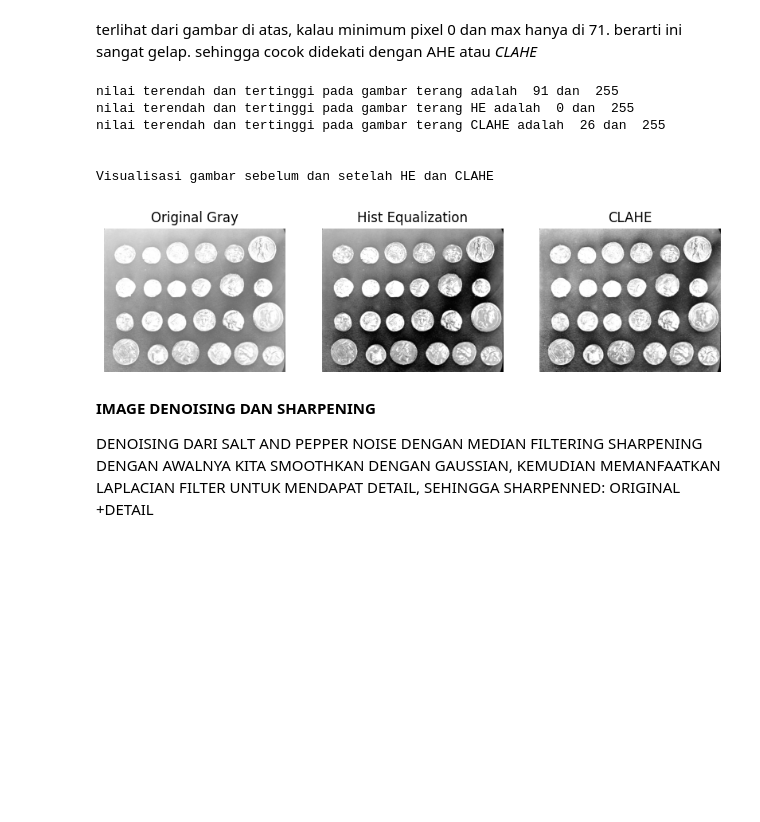
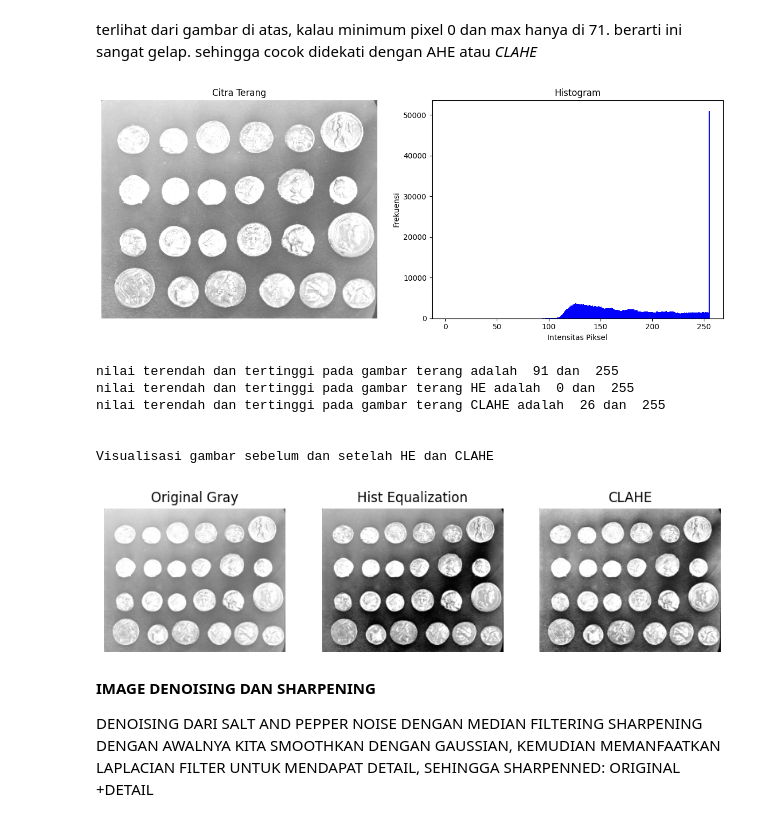
Before and after one commit to rismi13/vision_lanjut_enhancement, a Jupyter notebook: CVL_Assignment01.ipynb, the cells around one changed output. Cells and saved outputs as stored; diff of their text form; code cells hidden in the pictures; blank space fills up the shorter version.

```diff
--- a/CVL_Assignment01.ipynb
+++ b/CVL_Assignment01.ipynb
@@ -152,43 +182,69 @@ terlihat dari gambar di atas, kalau minimum pixel 0 dan max hanya di 71. berarti
 # %%
 #ENHANCEMENT UNTUK terlalu cerah
 image_path_terang = '/content/drive/MyDrive/~S3/VISION LANJUT/TUGAS/coins_gray_too_bright.png'
-image_terang = cv2.imread(image_path_terang)
+try:
+    image_terang = cv2.imread(image_path_terang)
+    if image_terang is None:
+        print(f"Error: Image at '{image_path_terang}' not found or cannot be read.")
+    else:
+         # Tampilkan gambar
+        plt.figure(figsize=(12,5))
+
+        plt.subplot(1,2,1)
+        plt.imshow(image_terang, cmap='gray')
+        plt.axis('off')
+        plt.title("Citra Terang")
+
+        # Hitung histogram
+        plt.subplot(1,2,2)
+        plt.hist(image_terang.ravel(), bins=256, range=[0,256], color='blue')
+        plt.title("Histogram")
+        plt.xlabel("Intensitas Piksel")
+        plt.ylabel("Frekuensi")
+
+        plt.tight_layout()
+        plt.show()
+
+except Exception as e:
+    print(f"An error occurred: {e}")
+
 image_gray_terang = cv2.cvtColor(image_terang, cv2.COLOR_BGR2GRAY)
 min_val_terang, max_val_terang = np.min(image_gray_terang), np.max(image_gray_terang)
 print("nilai terendah dan tertinggi pada gambar terang adalah ",min_val_terang,"dan ",max_val_terang)
 
 #dengan histogram equalization
 histeq = cv2.equalizeHist(image_gray_terang)
 
 #clahe
 clahe = cv2.createCLAHE(clipLimit=2.0, tileGridSize=(4,4))
 clahe_img = clahe.apply(image_gray_terang)
 min_val_terang_histeq, max_val_terang_histeq = np.min(histeq), np.max(histeq)
 min_val_terang_clahe, max_val_terang_clahe = np.min(clahe_img), np.max(clahe_img)
 print("nilai terendah dan tertinggi pada gambar terang HE adalah ",min_val_terang_histeq,"dan ", max_val_terang_histeq)
 print("nilai terendah dan tertinggi pada gambar terang CLAHE adalah ",min_val_terang_clahe,"dan ", max_val_terang_clahe)
 
 
 # tampilkan sebelum & sesudah
 print("\n\nVisualisasi gambar sebelum dan setelah HE dan CLAHE")
 titles = ['Original Gray', 'Hist Equalization', 'CLAHE']
 images = [image_terang,  histeq, clahe_img]
 
 plt.figure(figsize=(10,8))
 for i in range(3):
     plt.subplot(1,3,i+1)
     plt.imshow(images[i], cmap='gray')
     plt.title(titles[i])
     plt.axis('off')
 plt.show()
 # %% [output]
+[figure, new version]
 nilai terendah dan tertinggi pada gambar terang adalah  91 dan  255
 nilai terendah dan tertinggi pada gambar terang HE adalah  0 dan  255
 nilai terendah dan tertinggi pada gambar terang CLAHE adalah  26 dan  255
 
 
 Visualisasi gambar sebelum dan setelah HE dan CLAHE
-[figure, old version]
+[figure, added]
 # %% [markdown]
 **IMAGE DENOISING DAN SHARPENING**
 
```
Also changed, not shown: parts of 3 cells of this notebook.
